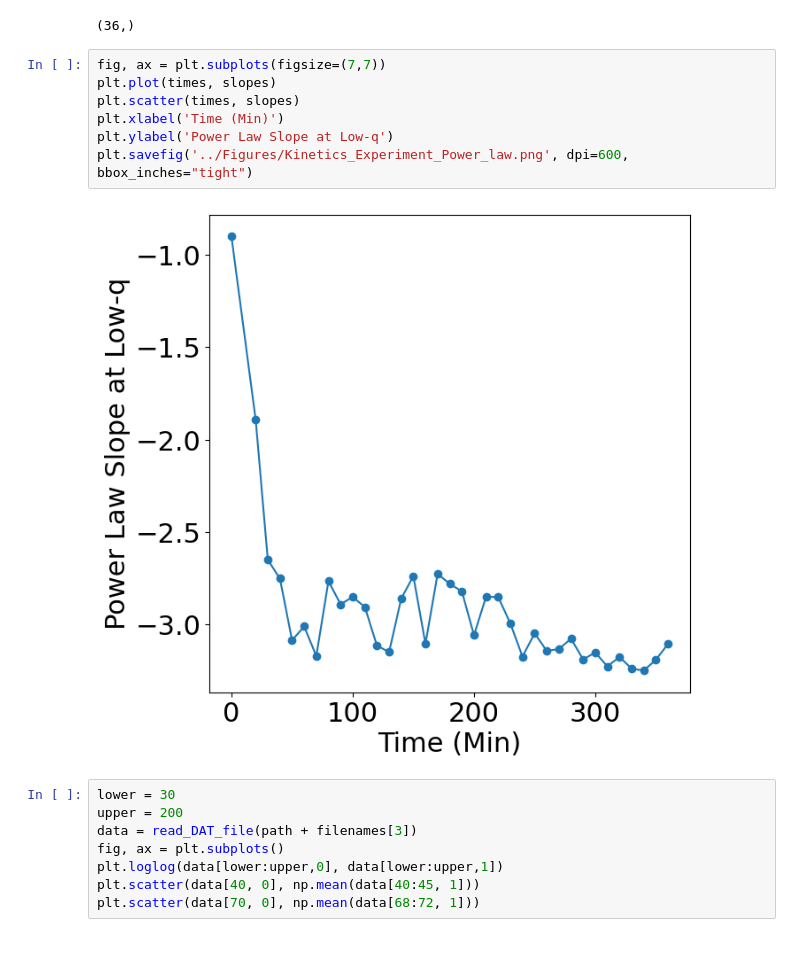
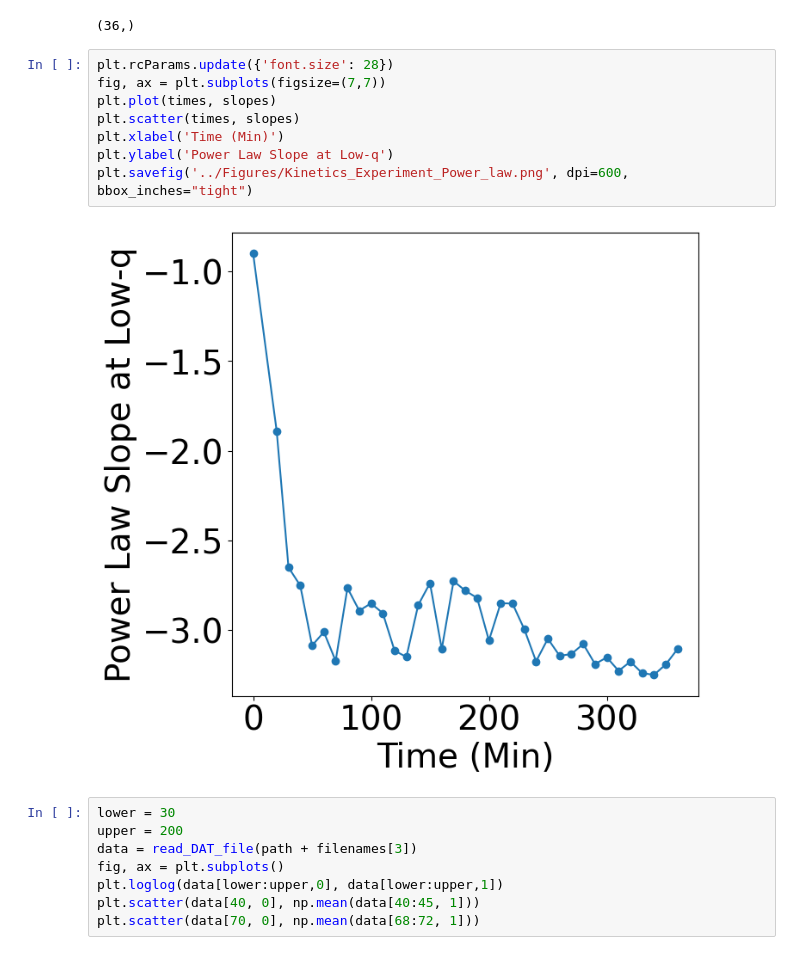
Before and after one commit to pozzo-research-group/silica_lipid_DNA, a Jupyter notebook: Notebooks/SAXS Kinetics.ipynb, the cells around one changed output. Drawn from its saved outputs; the diff is of its cells as text.

```diff
--- a/Notebooks/SAXS Kinetics.ipynb
+++ b/Notebooks/SAXS Kinetics.ipynb
@@ -259,14 +259,15 @@ slopes.shape
 # %% [output]
 (36,)
 # %%
+plt.rcParams.update({'font.size': 28})
 fig, ax = plt.subplots(figsize=(7,7))
 plt.plot(times, slopes)
 plt.scatter(times, slopes)
 plt.xlabel('Time (Min)')
 plt.ylabel('Power Law Slope at Low-q')
 plt.savefig('../Figures/Kinetics_Experiment_Power_law.png', dpi=600, bbox_inches="tight")
 # %% [output]
-[figure, old version]
+[figure, new version]
 # %%
 lower = 30
 upper = 200
```
Also changed, not shown: parts of 2 cells of this notebook, 6 other files.
